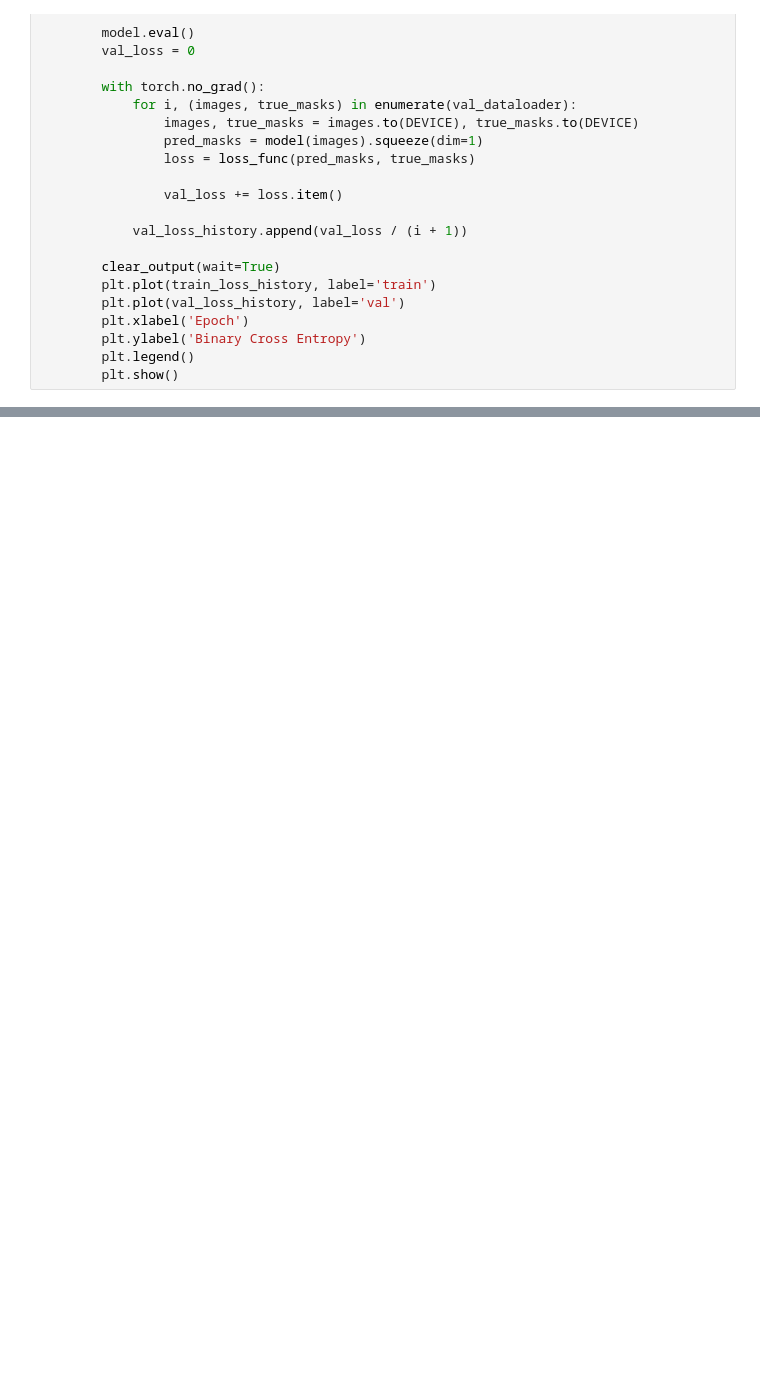
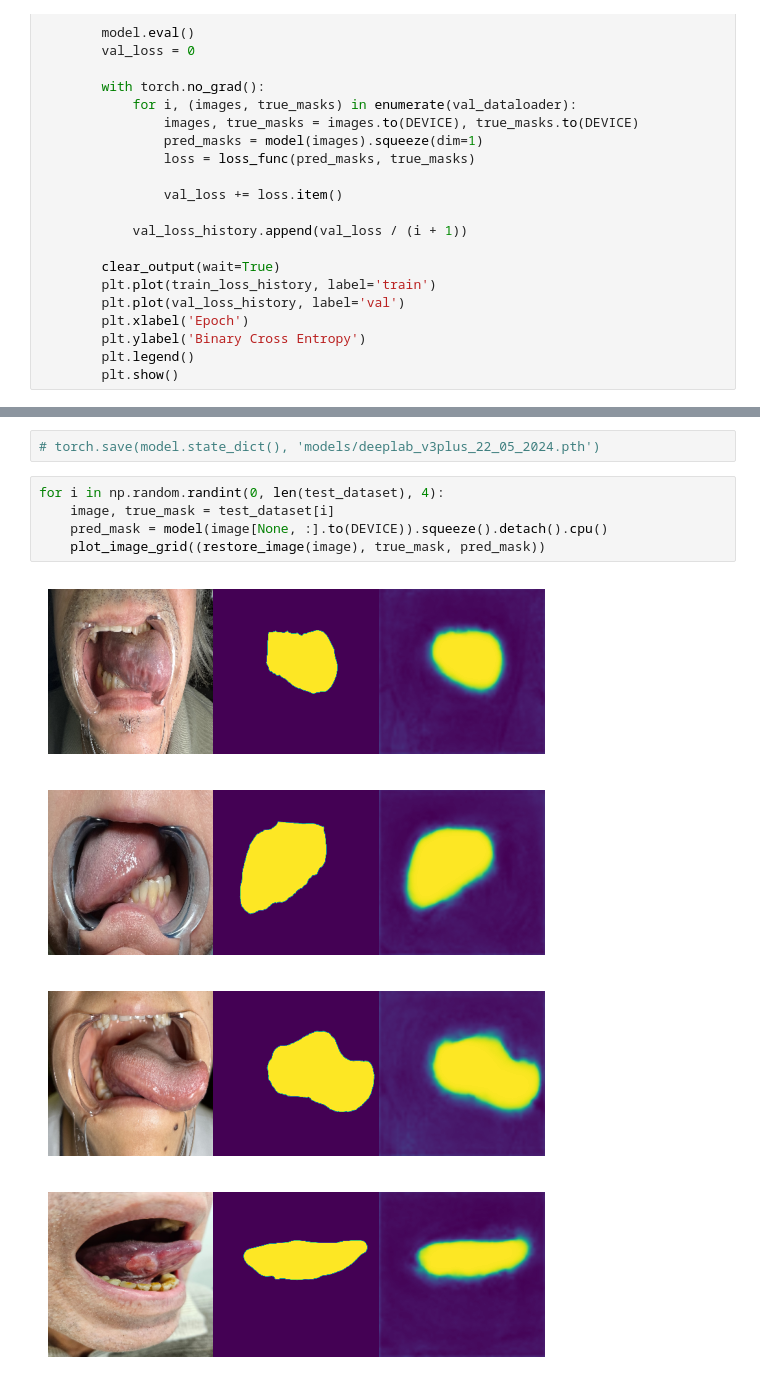
Before and after one commit to ArtemF42/tongue, a Jupyter notebook: segmentation.ipynb, the cells around one changed output, grey strips where cells are left out. Drawn from its saved outputs; the diff is of its cells as text; blank space fills up the shorter version.

```diff
--- a/segmentation.ipynb
+++ b/segmentation.ipynb
@@ -172,0 +178,12 @@ evaluate_metrics(model, test_dataloader, [BinaryJaccardIndex(), Dice()])
+# %%
+# torch.save(model.state_dict(), 'models/deeplab_v3plus_22_05_2024.pth')
+# %%
+for i in np.random.randint(0, len(test_dataset), 4):
+    image, true_mask = test_dataset[i]
+    pred_mask = model(image[None, :].to(DEVICE)).squeeze().detach().cpu()
+    plot_image_grid((restore_image(image), true_mask, pred_mask))
+# %% [output]
+[figure, added]
+[figure, added]
+[figure, added]
+[figure, added]
```
Also changed, not shown: parts of 9 cells of this notebook.
